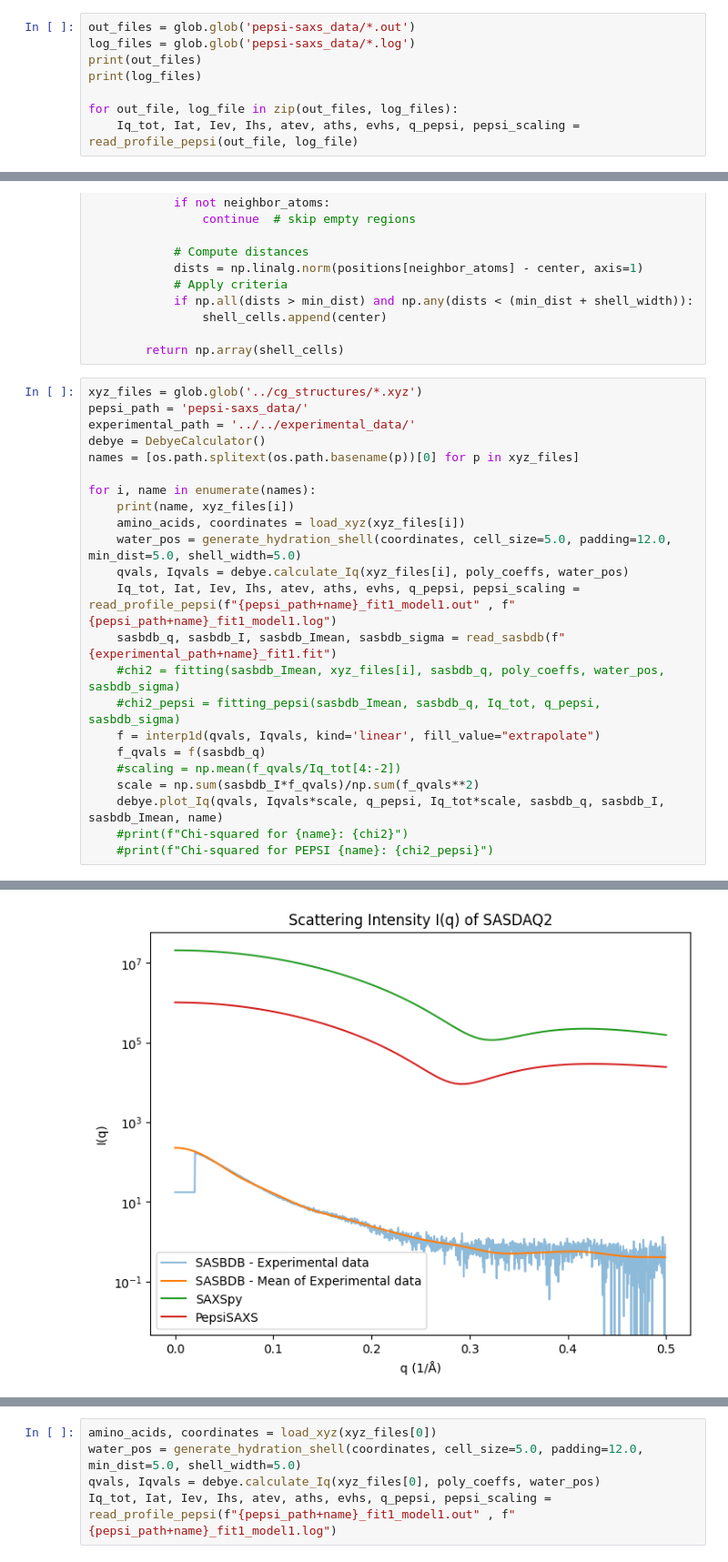
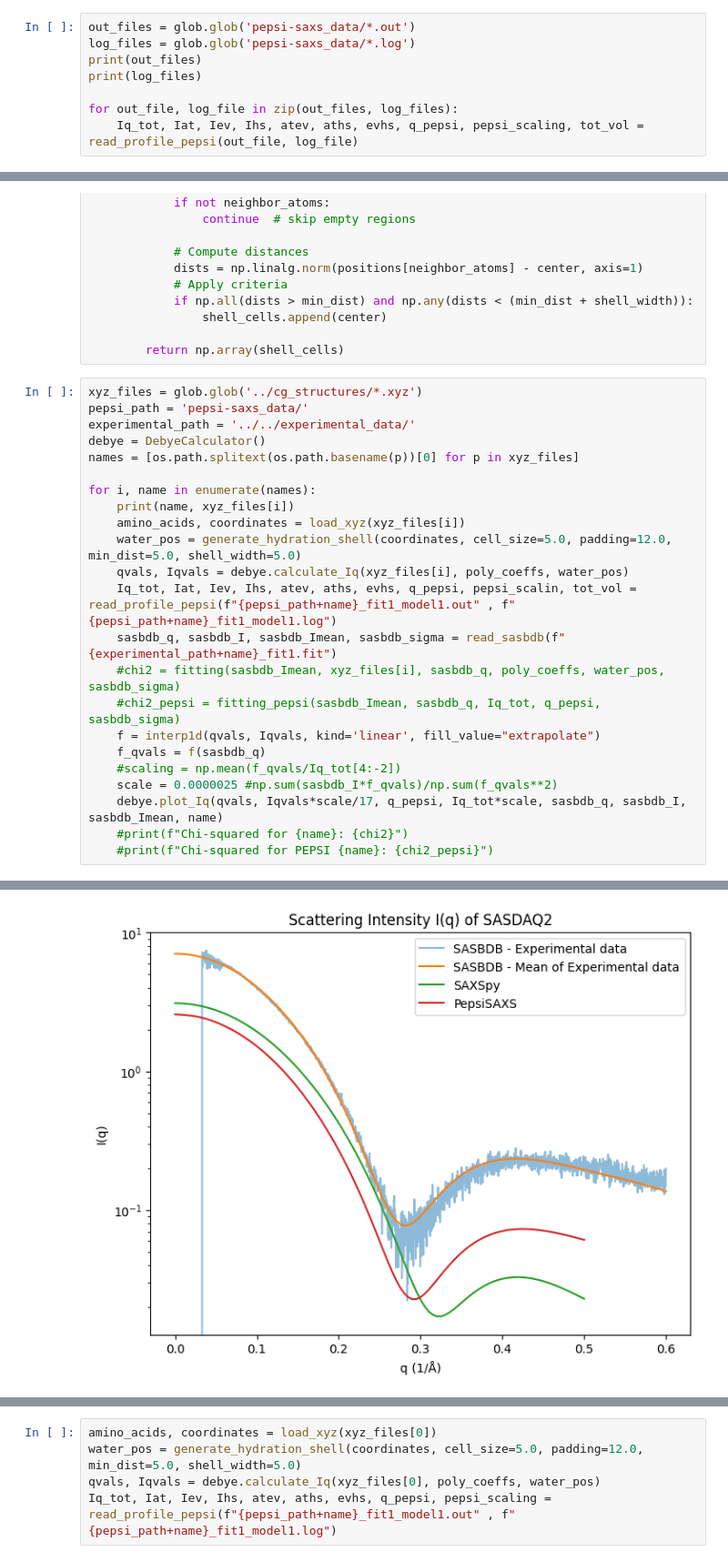
Before and after one commit to IVinterbladh/SAXSpy, a Jupyter notebook: SAXSpy/source_code/main_testing.ipynb, the cells around one changed output, grey strips where cells are left out. Shown at 91% size. Cells and saved outputs as stored; diff of their text form.

```diff
--- a/SAXSpy/source_code/main_testing.ipynb
+++ b/SAXSpy/source_code/main_testing.ipynb
@@ -33,7 +33,7 @@ print(out_files)
 print(log_files)
 
 for out_file, log_file in zip(out_files, log_files):
-    Iq_tot, Iat, Iev, Ihs, atev, aths, evhs, q_pepsi, pepsi_scaling = read_profile_pepsi(out_file, log_file)
+    Iq_tot, Iat, Iev, Ihs, atev, aths, evhs, q_pepsi, pepsi_scaling, tot_vol = read_profile_pepsi(out_file, log_file)
 # %% [output]
 ['pepsi-saxs_data/SASDAW3_fit1_model1.out', 'pepsi-saxs_data/SASDAJ6_fit1_model1.out', 'pepsi-saxs_data/SASDAH2_fit1_model1.out', 'pepsi-saxs_data/SASDAC2_fit1_model1.out', 'pepsi-saxs_data/SASDAQ2_fi ...
 ['pepsi-saxs_data/SASDAQ2_fit1_model1.log', 'pepsi-saxs_data/SASDAW3_fit1_model1.log', 'pepsi-saxs_data/SASDAJ6_fit1_model1.log', 'pepsi-saxs_data/SASDAH2_fit1_model1.log', 'pepsi-saxs_data/SASDAC2_fi ...
@@ -157,15 +157,15 @@ for i, name in enumerate(names):
     amino_acids, coordinates = load_xyz(xyz_files[i])
     water_pos = generate_hydration_shell(coordinates, cell_size=5.0, padding=12.0, min_dist=5.0, shell_width=5.0)
     qvals, Iqvals = debye.calculate_Iq(xyz_files[i], poly_coeffs, water_pos)
-    Iq_tot, Iat, Iev, Ihs, atev, aths, evhs, q_pepsi, pepsi_scaling = read_profile_pepsi(f"{pepsi_path+name}_fit1_model1.out" , f"{pepsi_path+name}_fit1_model1.log")
+    Iq_tot, Iat, Iev, Ihs, atev, aths, evhs, q_pepsi, pepsi_scalin, tot_vol = read_profile_pepsi(f"{pepsi_path+name}_fit1_model1.out" , f"{pepsi_path+name}_fit1_model1.log")
     sasbdb_q, sasbdb_I, sasbdb_Imean, sasbdb_sigma = read_sasbdb(f"{experimental_path+name}_fit1.fit")
     #chi2 = fitting(sasbdb_Imean, xyz_files[i], sasbdb_q, poly_coeffs, water_pos, sasbdb_sigma)
     #chi2_pepsi = fitting_pepsi(sasbdb_Imean, sasbdb_q, Iq_tot, q_pepsi, sasbdb_sigma)
     f = interp1d(qvals, Iqvals, kind='linear', fill_value="extrapolate")
     f_qvals = f(sasbdb_q)
     #scaling = np.mean(f_qvals/Iq_tot[4:-2])
-    scale = np.sum(sasbdb_I*f_qvals)/np.sum(f_qvals**2)
-    debye.plot_Iq(qvals, Iqvals*scale, q_pepsi, Iq_tot*scale, sasbdb_q, sasbdb_I, sasbdb_Imean, name)
+    scale = 0.0000025 #np.sum(sasbdb_I*f_qvals)/np.sum(f_qvals**2)
+    debye.plot_Iq(qvals, Iqvals*scale/17, q_pepsi, Iq_tot*scale, sasbdb_q, sasbdb_I, sasbdb_Imean, name)
     #print(f"Chi-squared for {name}: {chi2}")
     #print(f"Chi-squared for PEPSI {name}: {chi2_pepsi}")
 # %% [output]
@@ -183 +183 @@ Scaling: 5.59512e-09
-[figure, old version]
+[figure, new version]
```
Also changed, not shown: parts of 2 cells of this notebook, 11 other files.
